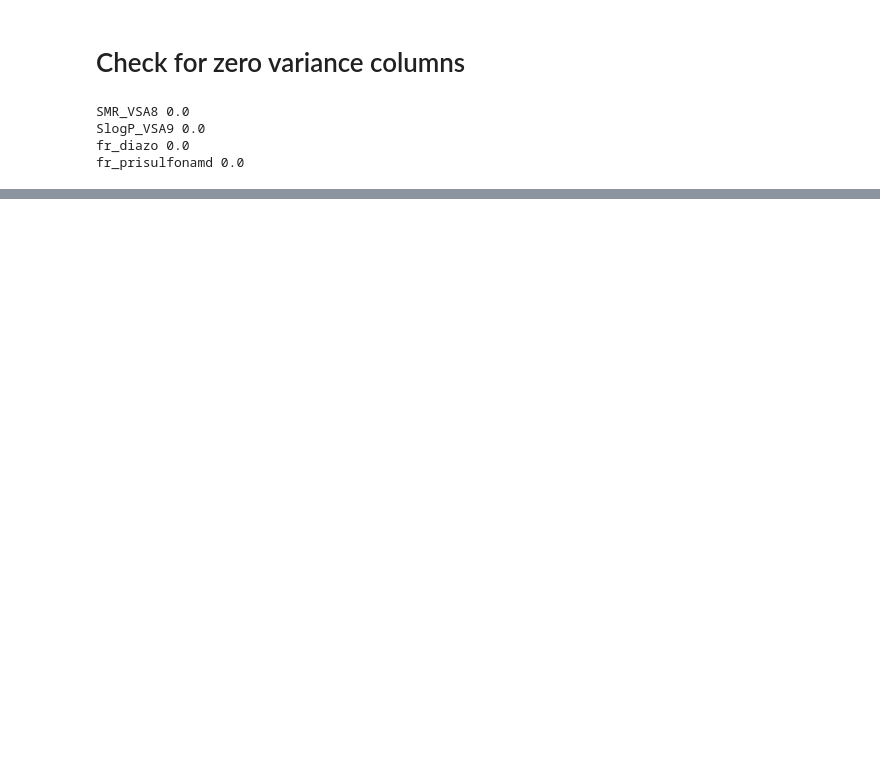
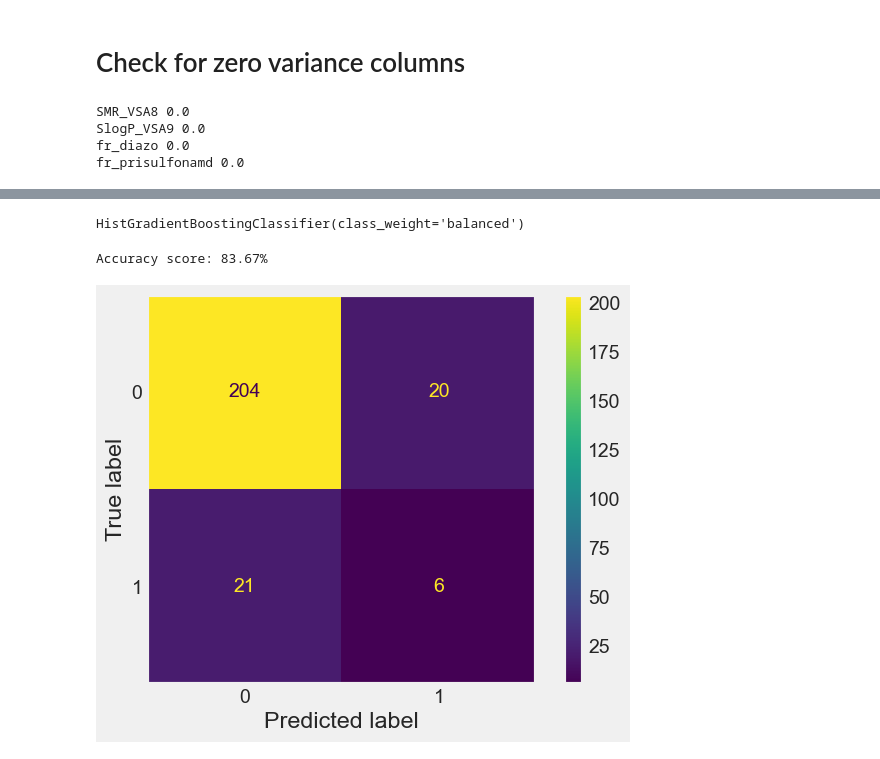
Before and after one commit to iltramont/Toxicity_SMILES, a Jupyter notebook: models.ipynb, the cells around one changed output, grey strips where cells are left out. Drawn from its saved outputs; the diff is of its cells as text; code cells hidden in the pictures; blank space fills up the shorter version.

```diff
--- a/models.ipynb
+++ b/models.ipynb
@@ -25,0 +80,19 @@ fr_prisulfonamd 0.0
+# %%
+gradient_boosting = HistGradientBoostingClassifier(class_weight="balanced")
+gradient_boosting.fit(X_train_pca, y_train)
+# %% [output]
+HistGradientBoostingClassifier(class_weight='balanced')
+# %%
+predictions = gradient_boosting.predict(X_test_pca)
+print(f"Accuracy score: {accuracy_score(y_test, predictions) * 100:.2f}%")
+# %% [output]
+Accuracy score: 83.67%
+# %%
+fig, ax = plt.subplots()
+
+disp = ConfusionMatrixDisplay(confusion_matrix=confusion_matrix(y_test, predictions))
+disp.plot(ax=ax)
+ax.grid()
+plt.show()
+# %% [output]
+[figure, added]
```
Also changed, not shown: parts of 11 cells of this notebook.
